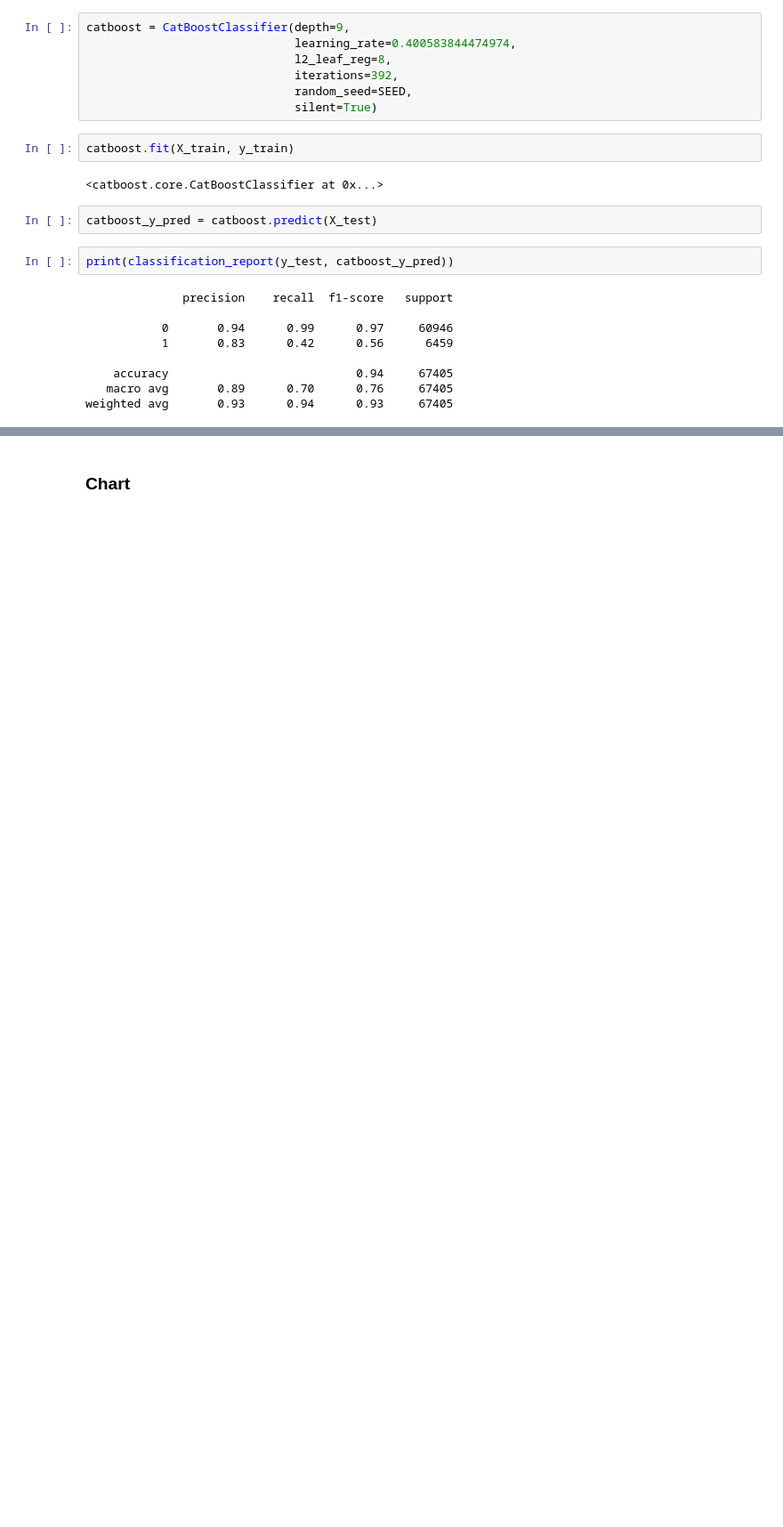
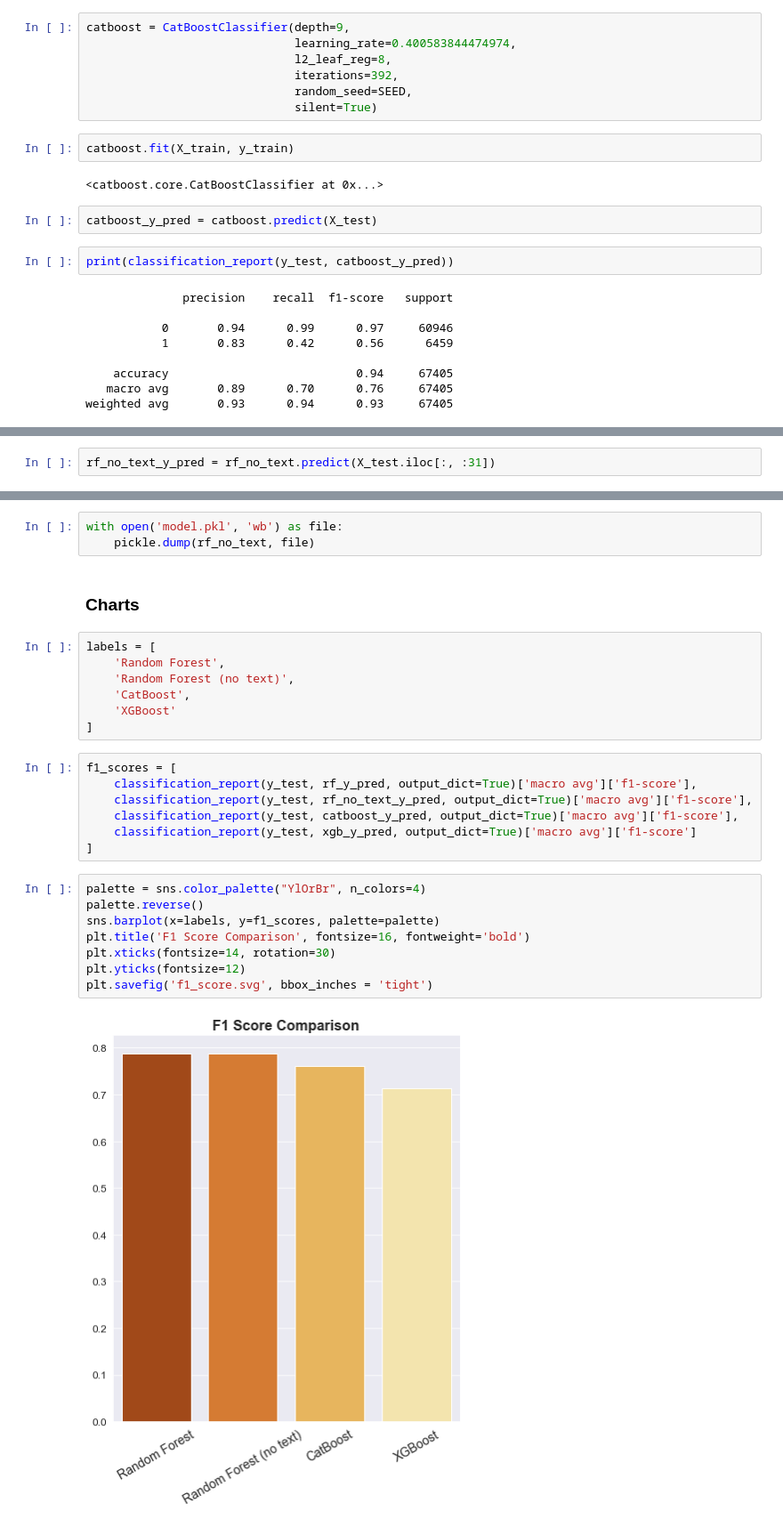
Before and after one commit to ohryshyn/sponsored-ad-prediction, a Jupyter notebook: models/models_eval.ipynb, the cells around one changed output, grey strips where cells are left out. Shown: that part at 89% size. Saved outputs shown, nothing was run; the diff lists cells and outputs as text; blank space fills up the shorter version.

```diff
--- a/models/models_eval.ipynb
+++ b/models/models_eval.ipynb
@@ -163,0 +180,2 @@ weighted avg       0.93      0.94      0.93     67405
+# %%
+rf_no_text_y_pred = rf_no_text.predict(X_test.iloc[:, :31])
@@ -164,5 +193,32 @@ weighted avg       0.93      0.94      0.93     67405
+# %%
+with open('model.pkl', 'wb') as file:
+    pickle.dump(rf_no_text, file)
 # %% [markdown]
-### Chart
+### Charts
+# %%
+labels = [
+    'Random Forest',
+    'Random Forest (no text)',
+    'CatBoost',
+    'XGBoost'
+]
+# %%
+f1_scores = [
+    classification_report(y_test, rf_y_pred, output_dict=True)['macro avg']['f1-score'],
+    classification_report(y_test, rf_no_text_y_pred, output_dict=True)['macro avg']['f1-score'],
+    classification_report(y_test, catboost_y_pred, output_dict=True)['macro avg']['f1-score'],
+    classification_report(y_test, xgb_y_pred, output_dict=True)['macro avg']['f1-score']
+]
+# %%
+palette = sns.color_palette("YlOrBr", n_colors=4)
+palette.reverse()
+sns.barplot(x=labels, y=f1_scores, palette=palette)
+plt.title('F1 Score Comparison', fontsize=16, fontweight='bold')
+plt.xticks(fontsize=14, rotation=30)
+plt.yticks(fontsize=12)
+plt.savefig('f1_score.svg', bbox_inches = 'tight')
+# %% [output]
+[figure, added]
 # %%
 model_y_preds = {
     'Random Forest': clf,
```
Also changed, not shown: parts of 7 cells of this notebook, 4 other files.
